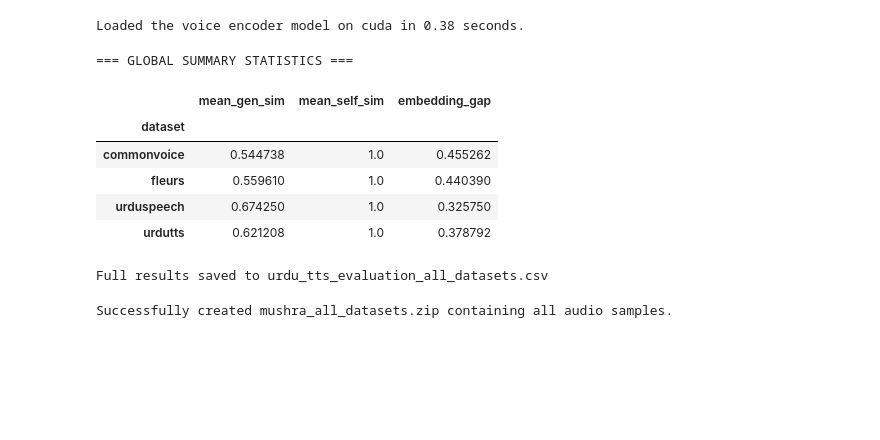
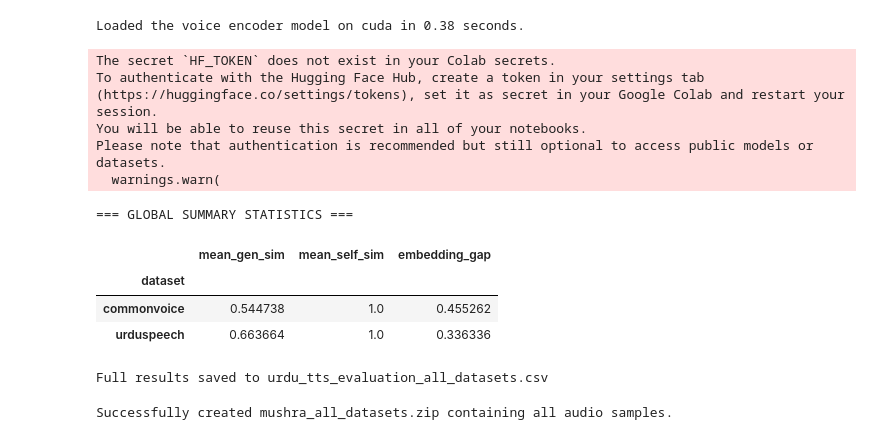
Before and after one commit to Shifa402/Urdu-Synthetic-Speech-Evaluation, a Jupyter notebook: speech_evaluation_fleurs_commonVoiceUrdu_saadUrdu_humairUrdu_using_edgetts.ipynb, the cells around one changed output. Cells and saved outputs as stored; diff of their text form; code cells hidden in the pictures; blank space fills up the shorter version.

```diff
--- a/speech_evaluation_fleurs_commonVoiceUrdu_saadUrdu_humairUrdu_using_edgetts.ipynb
+++ b/speech_evaluation_fleurs_commonVoiceUrdu_saadUrdu_humairUrdu_using_edgetts.ipynb
@@ -73,7 +73,7 @@ def run_evaluation(dataset_name, samples, text_key, audio_key="audio"):
             gen_speech = np.mean(gen_speech, axis=1)
 
         # Anchor creation: degrade ref by downsampling to 8k and upsampling back
-        downsampled = resample(ref_speech, int(len(ref_speech) * 8000 / ref_sr))
+        downsampled = resample(ref_speech, int(len(ref_speech) * 4000 / ref_sr))
         upsampled = resample(downsampled, len(ref_speech))
         sf.write(anc_path, upsampled, ref_sr)
 
@@ -99,22 +99,16 @@ def run_evaluation(dataset_name, samples, text_key, audio_key="audio"):
     return pd.DataFrame(results)
 # %% [output]
 Loaded the voice encoder model on cuda in 0.38 seconds.
-# %%
-from datasets import load_dataset
-# Use streaming=True to fetch samples instantly
-ds_fleurs_stream = load_dataset("google/fleurs", "ur_pk", split="test", trust_remote_code=True, streaming=True)
-
-# Take first 15 samples from the stream
-fleurs_samples = []
-for sample in ds_fleurs_stream:
-    fleurs_samples.append(sample)
-    if len(fleurs_samples) >= NUM_SAMPLES:
-        break
-
-results_fleurs = run_evaluation("fleurs", fleurs_samples, "transcription")
 # %%
+from datasets import load_dataset
 ds_cv = load_dataset("khawajaaliarshad/common-voice-urdu-processed-expanded", split="train[:50]")
 results_cv = run_evaluation("commonvoice", ds_cv.select(range(NUM_SAMPLES)), "sentence")
+# %% [output]
+The secret `HF_TOKEN` does not exist in your Colab secrets.
+To authenticate with the Hugging Face Hub, create a token in your settings tab (https://huggingface.co/settings/tokens), set it as secret in your Google Colab and restart your session.
+You will be able to reuse this secret in all of your notebooks.
+Please note that authentication is recommended but still optional to access public models or datasets.
+  warnings.warn(
 # %%
 from google.colab import userdata
 try:
@@ -127,11 +118,18 @@ results_urdutts = run_evaluation("urdutts", ds_urdutts.select(range(NUM_SAMPLES)
 # %%
-# Target the 'Urdu' directory directly to avoid streaming irrelevant Kashmiri shards
-ds_urduspeech_stream = load_dataset("humairawan/UrduSpeech", data_dir="Urdu", split="train", token=hf_token, streaming=True)
+# Target Urdu directory
+ds_urduspeech_stream = load_dataset(
+    "humairawan/UrduSpeech",
+    data_dir="Urdu",
+    split="train",
+    token=hf_token,
+    streaming=True
+)
 
-# Take first 15 samples from the Urdu-specific stream
+# Take first NUM_SAMPLES with style = "CONV"
 urduspeech_samples = []
 for sample in ds_urduspeech_stream:
-    urduspeech_samples.append(sample)
+    if sample.get("style") == "CONV":   # filter conversational
+        urduspeech_samples.append(sample)
     if len(urduspeech_samples) >= NUM_SAMPLES:
         break
 
@@ -139,37 +137,33 @@ results_urduspeech = run_evaluation("urduspeech", urduspeech_samples, "text")
 # %%
 # all_data = []
 all_data = pd.concat([
-    results_fleurs,
     results_cv,
-    results_urdutts,
     results_urduspeech
 ], ignore_index=True)
 
 df = pd.DataFrame(all_data)
 df = df[['dataset', 'sample_id', 'urdu_text', 'audio_duration_sec', 'ref_gen_similarity', 'ref_self_similarity']]
 
 # Summary Table
 stats = df.groupby('dataset').agg({
     'ref_gen_similarity': 'mean',
     'ref_self_similarity': 'mean'
 })
 
 stats.columns = ['mean_gen_sim', 'mean_self_sim']
 stats['embedding_gap'] = stats['mean_self_sim'] - stats['mean_gen_sim']
 
 print("=== GLOBAL SUMMARY STATISTICS ===")
 display(stats)
 
 df.to_csv("urdu_tts_evaluation_all_datasets.csv", index=False, encoding='utf-8-sig')
 print("\nFull results saved to urdu_tts_evaluation_all_datasets.csv")
 # %% [output]
 === GLOBAL SUMMARY STATISTICS ===
 |  | mean_gen_sim | mean_self_sim | embedding_gap |
 | dataset |  |  |  |
 | commonvoice | 0.544738 | 1.0 | 0.455262 |
-| fleurs | 0.559610 | 1.0 | 0.440390 |
-| urduspeech | 0.674250 | 1.0 | 0.325750 |
-| urdutts | 0.621208 | 1.0 | 0.378792 |
+| urduspeech | 0.663664 | 1.0 | 0.336336 |
 Full results saved to urdu_tts_evaluation_all_datasets.csv
 # %%
 import zipfile
```
Also changed, not shown: parts of 2 cells of this notebook.
